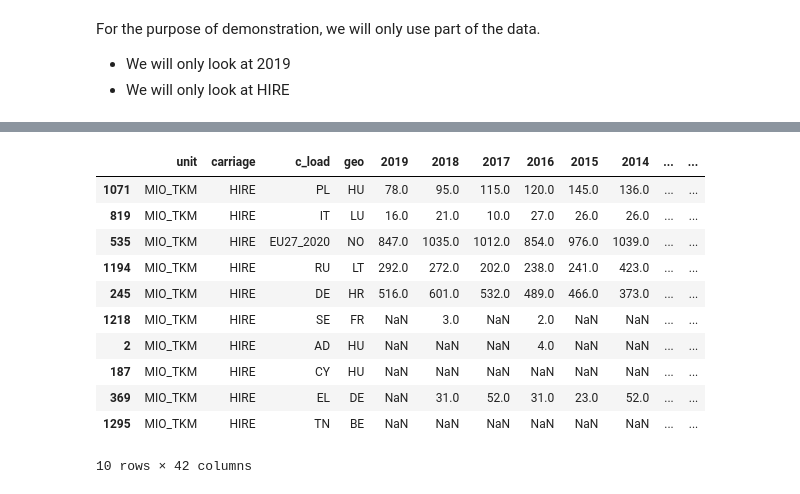
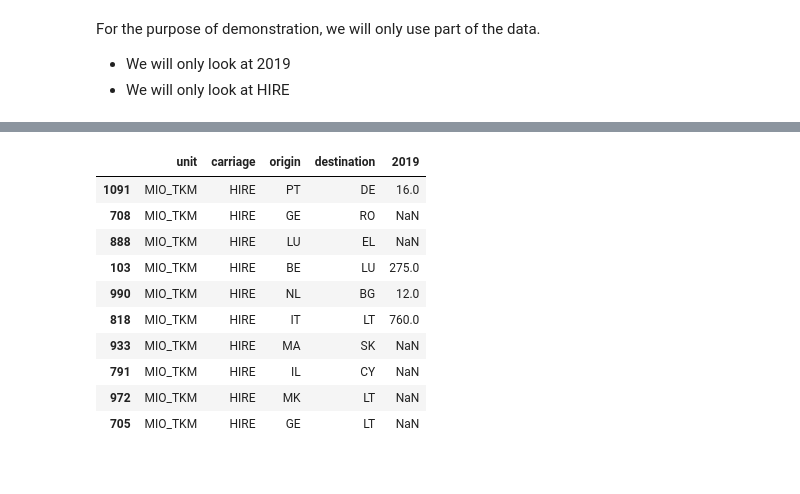
Before and after one commit to emptymalei/theflow-code, a Jupyter notebook: road_freight/european-road-freight.ipynb, the cells around one changed output, grey strips where cells are left out. Drawn from its saved outputs; the diff is of its cells as text; code cells hidden in the pictures.

```diff
--- a/road_freight/european-road-freight.ipynb
+++ b/road_freight/european-road-freight.ipynb
@@ -64,14 +73,16 @@ rename columns
 # %%
 df_load.rename(
     columns={
-        "geo\\time": "geo"
+        "geo\\time": "origin",
+        "c_unload": "destination"
     },
     inplace=True
 )
 
 df_unload.rename(
     columns={
-        "geo\\time": "geo"
+        "geo\\time": "destination",
+        "c_load": "origin"
     },
     inplace=True
 )
@@ -186,21 +238,24 @@ df_load_19_com#.sample(10)
 # %%
-df_unload_19 = df_unload[['unit', 'carriage', 'c_load', 'geo', '2019']]
-df_unload_19_com = df_unload.loc[
-    df_unload_19.carriage == "HIRE"
+df_unload_19 = df_unload[['unit', 'carriage', 'origin', 'destination', '2019']]
+df_unload_19_com = df_unload_19.loc[
+    (
+        df_unload_19.carriage == "HIRE"
+    ) & (
+        df_unload_19.origin.apply(lambda x: len(x)==2)
+    )
 ]
 df_unload_19_com.sample(10)
 # %% [output]
-|  | unit | carriage | c_load | geo | 2019 | 2018 | 2017 | 2016 | 2015 | 2014 | ... | ... |
-| 1071 | MIO_TKM | HIRE | PL | HU | 78.0 | 95.0 | 115.0 | 120.0 | 145.0 | 136.0 | ... | ... |
-| 819 | MIO_TKM | HIRE | IT | LU | 16.0 | 21.0 | 10.0 | 27.0 | 26.0 | 26.0 | ... | ... |
-| 535 | MIO_TKM | HIRE | EU27_2020 | NO | 847.0 | 1035.0 | 1012.0 | 854.0 | 976.0 | 1039.0 | ... | ... |
-| 1194 | MIO_TKM | HIRE | RU | LT | 292.0 | 272.0 | 202.0 | 238.0 | 241.0 | 423.0 | ... | ... |
-| 245 | MIO_TKM | HIRE | DE | HR | 516.0 | 601.0 | 532.0 | 489.0 | 466.0 | 373.0 | ... | ... |
-| 1218 | MIO_TKM | HIRE | SE | FR | NaN | 3.0 | NaN | 2.0 | NaN | NaN | ... | ... |
-| 2 | MIO_TKM | HIRE | AD | HU | NaN | NaN | NaN | 4.0 | NaN | NaN | ... | ... |
-| 187 | MIO_TKM | HIRE | CY | HU | NaN | NaN | NaN | NaN | NaN | NaN | ... | ... |
-| 369 | MIO_TKM | HIRE | EL | DE | NaN | 31.0 | 52.0 | 31.0 | 23.0 | 52.0 | ... | ... |
-| 1295 | MIO_TKM | HIRE | TN | BE | NaN | NaN | NaN | NaN | NaN | NaN | ... | ... |
+|  | unit | carriage | origin | destination | 2019 |
+| 1091 | MIO_TKM | HIRE | PT | DE | 16.0 |
+| 708 | MIO_TKM | HIRE | GE | RO | NaN |
+| 888 | MIO_TKM | HIRE | LU | EL | NaN |
+| 103 | MIO_TKM | HIRE | BE | LU | 275.0 |
+| 990 | MIO_TKM | HIRE | NL | BG | 12.0 |
+| 818 | MIO_TKM | HIRE | IT | LT | 760.0 |
+| 933 | MIO_TKM | HIRE | MA | SK | NaN |
+| 791 | MIO_TKM | HIRE | IL | CY | NaN |
+| 972 | MIO_TKM | HIRE | MK | LT | NaN |
+| 705 | MIO_TKM | HIRE | GE | LT | NaN |
-10 rows × 42 columns
 # %%
 df_load_19_com.to_csv("assets/road-freight-eurostats/eurostats_load_19_com.csv")
```
Also changed, not shown: parts of 31 cells of this notebook, 2 other files.
